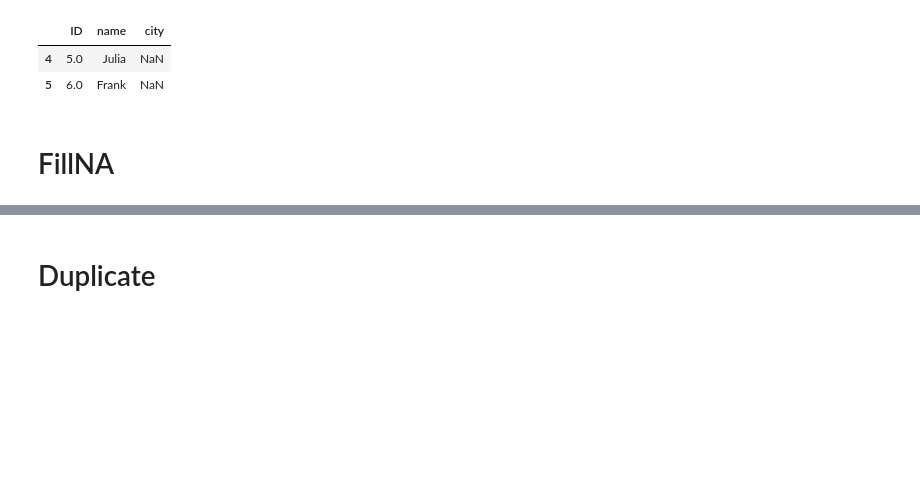
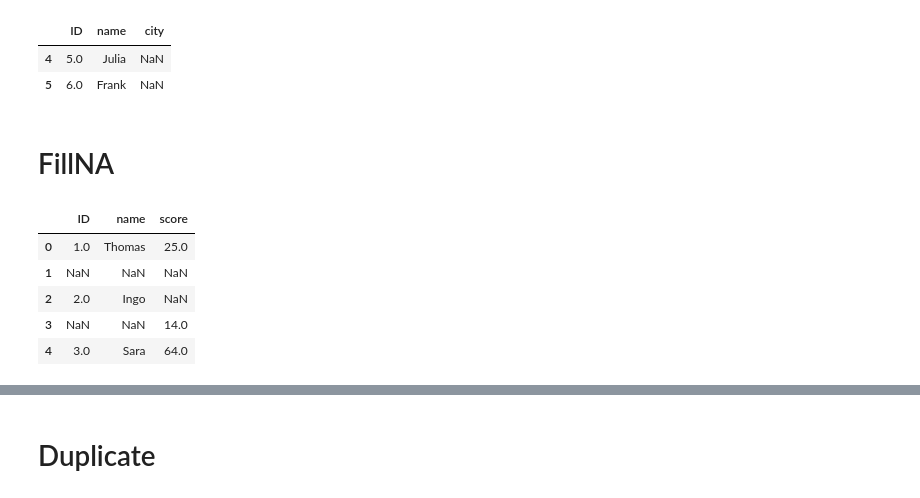
Before and after one commit to rbiotblbk/ML, a Jupyter notebook: 03_Pandas/01_Pandas_Intro.ipynb, the cells around one changed output, grey strips where cells are left out. Saved outputs shown, nothing was run; the diff lists cells and outputs as text; code cells hidden in the pictures; blank space fills up the shorter version.

```diff
--- a/03_Pandas/01_Pandas_Intro.ipynb
+++ b/03_Pandas/01_Pandas_Intro.ipynb
@@ -827,0 +826,16 @@ df.dropna(axis = "rows", how = "any", subset = ["name", "ID"])
+# %%
+data = {
+    "ID": [1, np.nan, 2, np.nan, 3,4,5],
+    "name": ["Thomas", np.nan, "Ingo",np.nan , "Sara", "Julia", "Thomas"],
+    "score" : [25,np.nan , np.nan, 14, 64,21,14]
+}
+
+df = pd.DataFrame(data)
+df.head()
+# %% [output]
+|  | ID | name | score |
+| 0 | 1.0 | Thomas | 25.0 |
+| 1 | NaN | NaN | NaN |
+| 2 | 2.0 | Ingo | NaN |
+| 3 | NaN | NaN | 14.0 |
+| 4 | 3.0 | Sara | 64.0 |
```
Also changed, not shown: parts of 9 cells of this notebook.
